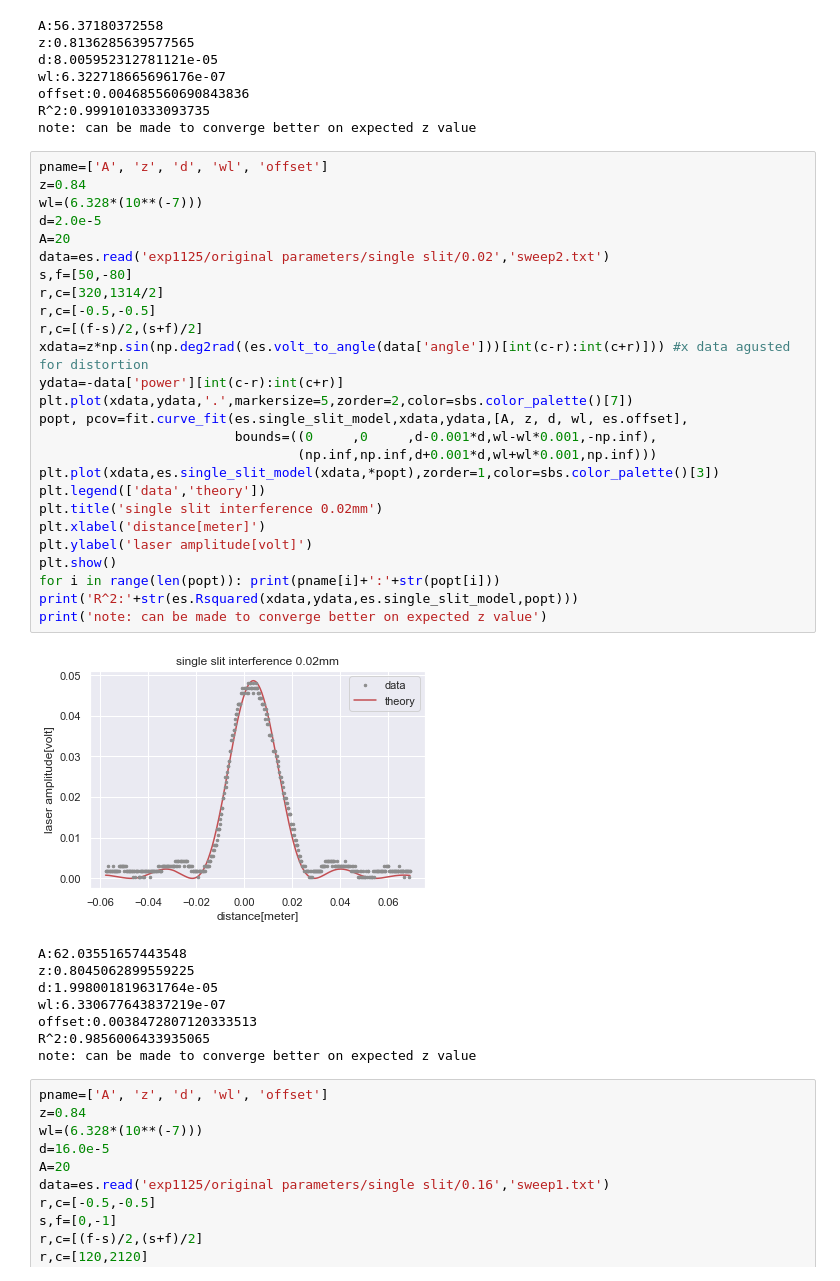
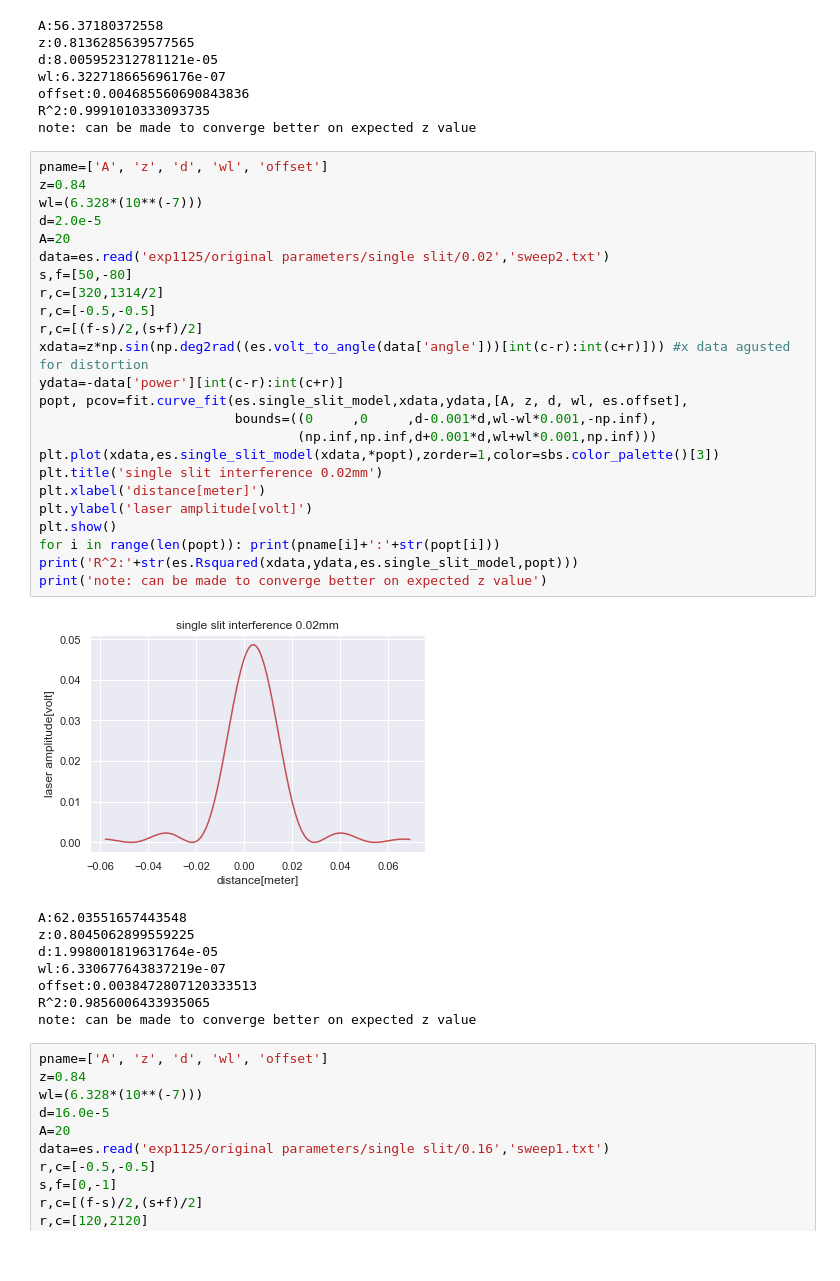
Before and after one commit to EdoMor/notebooks, a Jupyter notebook: edos single slit notebook.ipynb, the cells around one changed output. Drawn from its saved outputs; the diff is of its cells as text.

```diff
--- a/edos single slit notebook.ipynb
+++ b/edos single slit notebook.ipynb
@@ -94,31 +79,29 @@ note: can be made to converge better on expected z value
 # %%
 pname=['A', 'z', 'd', 'wl', 'offset']
 z=0.84
 wl=(6.328*(10**(-7)))
 d=2.0e-5
 A=20
 data=es.read('exp1125/original parameters/single slit/0.02','sweep2.txt')
 s,f=[50,-80]
 r,c=[320,1314/2]
 r,c=[-0.5,-0.5]
 r,c=[(f-s)/2,(s+f)/2]
 xdata=z*np.sin(np.deg2rad((es.volt_to_angle(data['angle']))[int(c-r):int(c+r)])) #x data agusted for distortion
 ydata=-data['power'][int(c-r):int(c+r)]
-plt.plot(xdata,ydata,'.',markersize=5,zorder=2,color=sbs.color_palette()[7])
 popt, pcov=fit.curve_fit(es.single_slit_model,xdata,ydata,[A, z, d, wl, es.offset],
                          bounds=((0     ,0     ,d-0.001*d,wl-wl*0.001,-np.inf),
                                  (np.inf,np.inf,d+0.001*d,wl+wl*0.001,np.inf)))
 plt.plot(xdata,es.single_slit_model(xdata,*popt),zorder=1,color=sbs.color_palette()[3])
-plt.legend(['data','theory'])
 plt.title('single slit interference 0.02mm')
 plt.xlabel('distance[meter]')
 plt.ylabel('laser amplitude[volt]')
 plt.show()
 for i in range(len(popt)): print(pname[i]+':'+str(popt[i]))
 print('R^2:'+str(es.Rsquared(xdata,ydata,es.single_slit_model,popt)))
 print('note: can be made to converge better on expected z value')
 # %% [output]
-[figure, old version]
+[figure, new version]
 A:62.03551657443548
 z:0.8045062899559225
 d:1.998001819631764e-05
```
Also changed, not shown: parts of 4 cells of this notebook, 1 other file.
